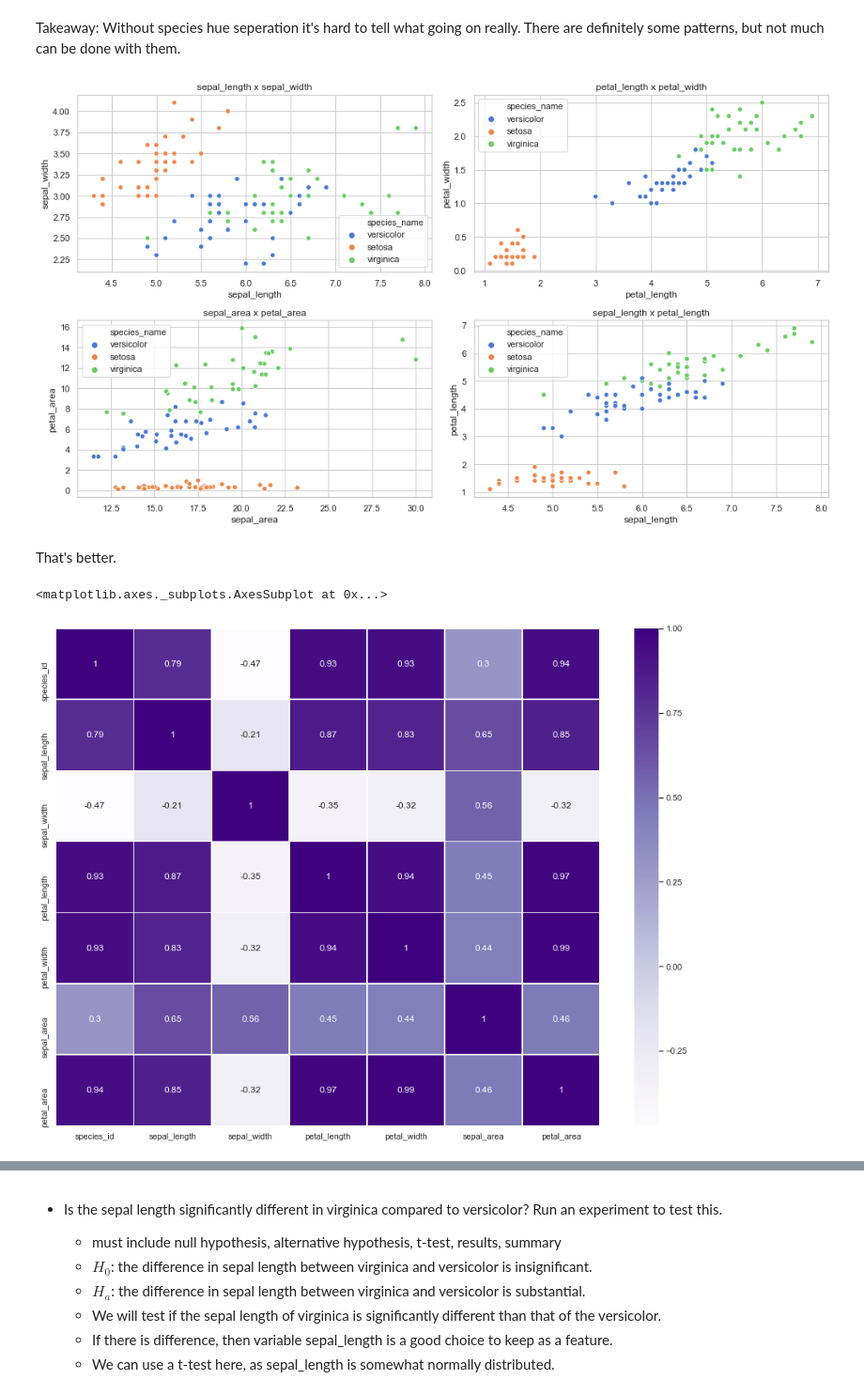
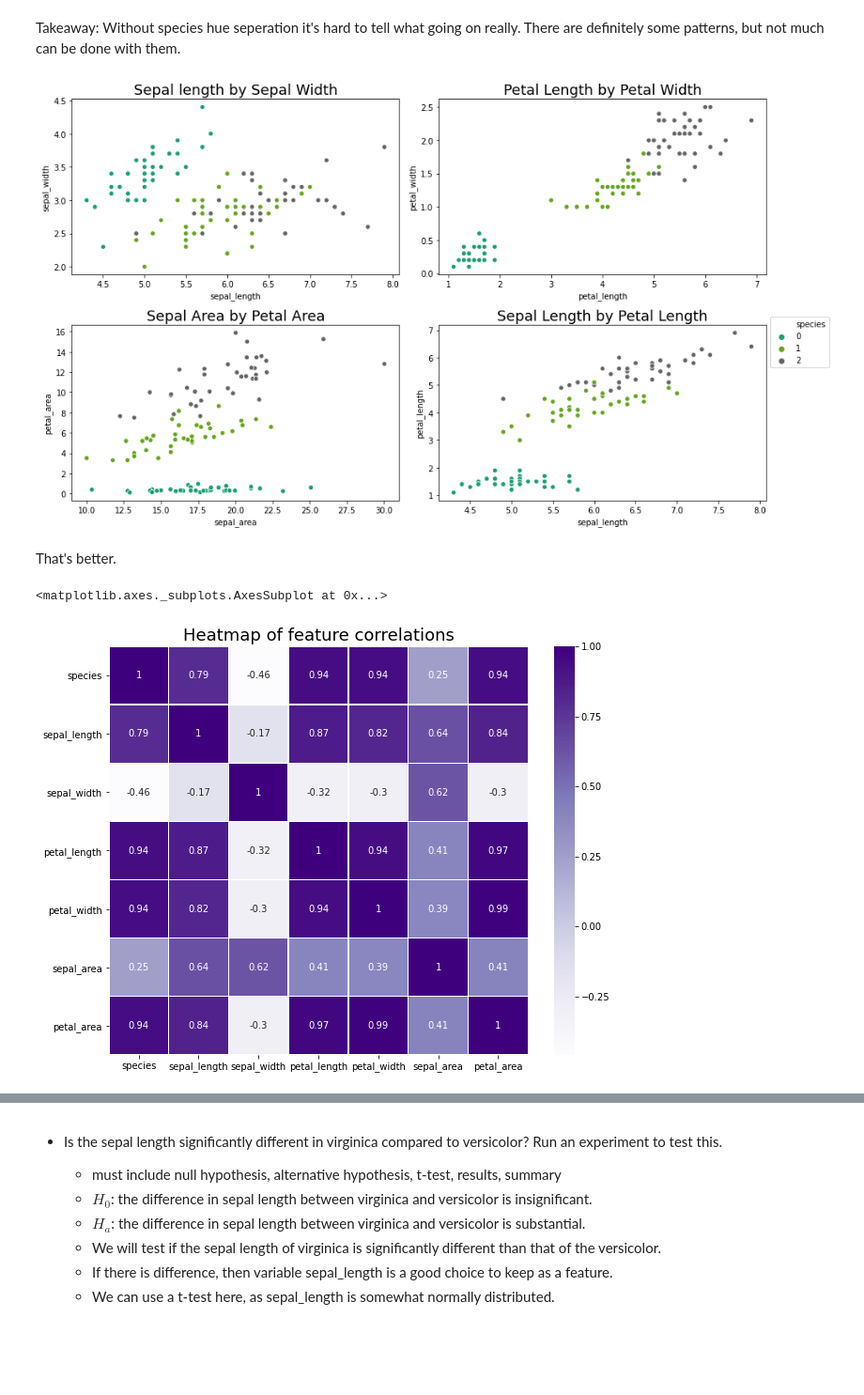
Before and after one commit to chasethompson/ds-methodologies-exercises, a Jupyter notebook: classification/classification_exercises.ipynb, the cells around one changed output, grey strips where cells are left out. Shown at 94% size. Saved outputs shown, nothing was run; the diff lists cells and outputs as text; code cells hidden in the pictures; blank space fills up the shorter version.

```diff
--- a/classification/classification_exercises.ipynb
+++ b/classification/classification_exercises.ipynb
@@ -477,0 +449,4 @@ train.head()
+# %%
+df = acquire.get_iris_data()
+encoder, train, test = prepare.prep_iris(df)
+train.head()
@@ -577,28 +571,30 @@ Takeaway: Without species hue seperation it's hard to tell what going on really.
 # %%
 figure, axes = plt.subplots(2,2, figsize=(14, 8))
 
-sns.scatterplot(x="sepal_length", y="sepal_width", hue="species_name", data=train, ax=axes[0,0])
-axes[0,0].set_title("sepal_length x sepal_width")
-sns.scatterplot(x="petal_length", y="petal_width", hue="species_name", data=train, ax=axes[0,1])
-axes[0,1].set_title("petal_length x petal_width")
-sns.scatterplot(x="sepal_area", y="petal_area", hue="species_name", data=train, ax=axes[1,0])
-axes[1,0].set_title("sepal_area x petal_area")
-sns.scatterplot(x="sepal_length", y="petal_length", data=train, hue="species_name", ax=axes[1,1])
-axes[1,1].set_title("sepal_length x petal_length")
+sns.scatterplot(x="sepal_length", y="sepal_width", hue="species", legend=False, palette='Dark2', data=train, ax=axes[0,0])
+axes[0,0].set_title("Sepal length by Sepal Width", fontsize=18)
+sns.scatterplot(x="petal_length", y="petal_width", hue="species", legend=False, palette='Dark2', data=train, ax=axes[0,1])
+axes[0,1].set_title("Petal Length by Petal Width", fontsize=18)
+sns.scatterplot(x="sepal_area", y="petal_area", hue="species", legend=False, palette='Dark2', data=train, ax=axes[1,0])
+axes[1,0].set_title("Sepal Area by Petal Area", fontsize=18)
+sns.scatterplot(x="sepal_length", y="petal_length", data=train, hue="species", palette='Dark2', ax=axes[1,1])
+axes[1,1].set_title("Sepal Length by Petal Length", fontsize=18)
+plt.legend(loc='center left', bbox_to_anchor=(1, .9), ncol=1)
 figure.tight_layout()
 plt.show()
 # %% [output]
-[figure, old version]
+[figure, new version]
 # %% [markdown]
 That's better.
 # %%
 # Create a heatmap of each variable layering correlation coefficient on top.
 
-plt.figure(figsize=(16,12))
+plt.figure(figsize=(10,8))
+plt.title("Heatmap of feature correlations", fontsize=18)
 sns.heatmap(train.corr(method='spearman'), annot=True, linewidth=0.4, cmap='Purples')
 # %% [output]
 <matplotlib.axes._subplots.AxesSubplot at 0x...>
-[figure, old version]
+[figure, new version]
 # %%
 # Create a scatter matrix visualizing the interaction of each variable
 
```
Also changed, not shown: parts of 16 cells of this notebook.
